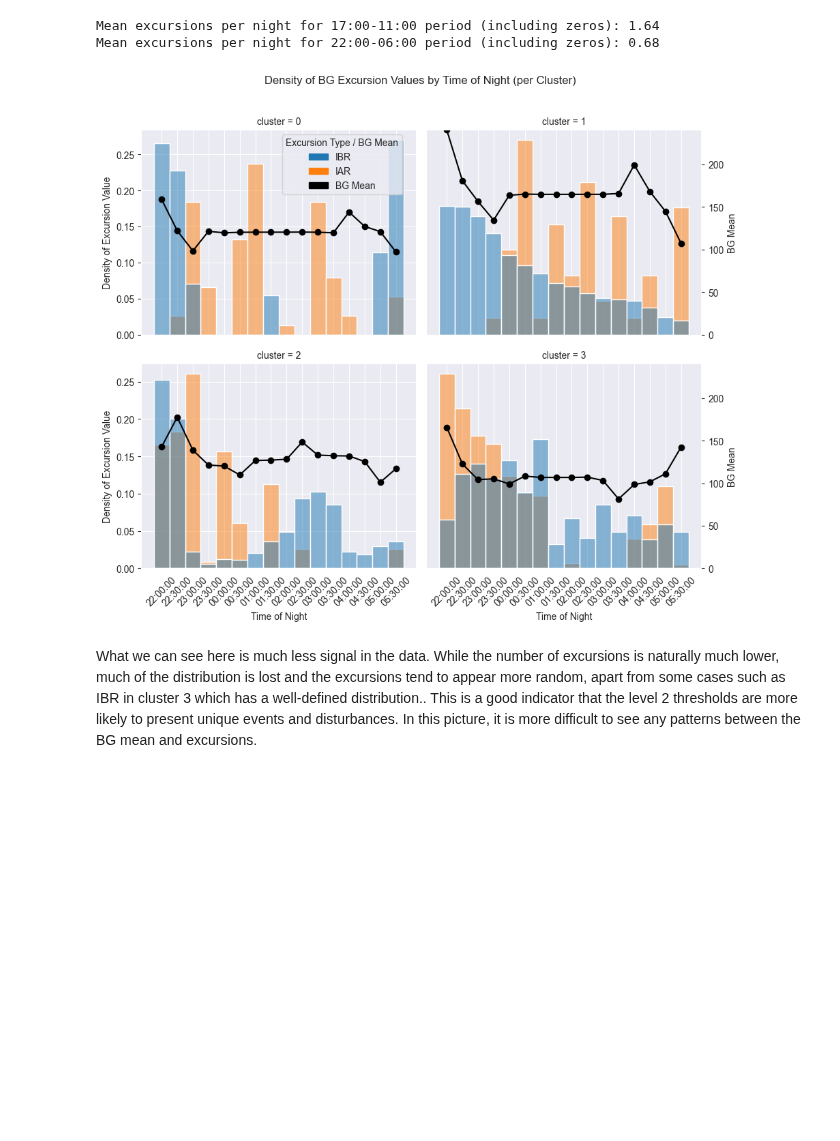
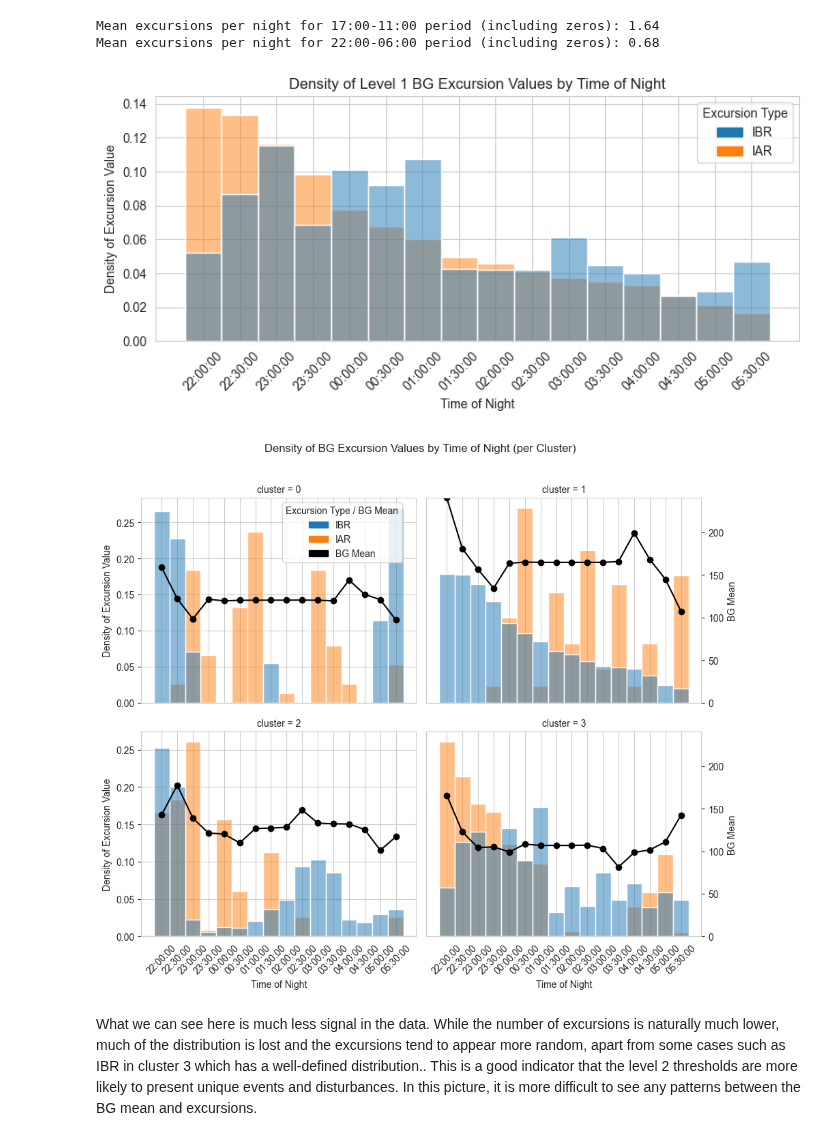
Before and after one commit to rdbrist/masters_project, a Jupyter notebook: notebooks/2.03c-rd-analysis-of-night-cluster-bg-excursions.ipynb, the cells around one changed output. Cells and saved outputs as stored; diff of their text form; code cells hidden in the pictures; blank space fills up the shorter version.

Commit message:
Refinement of visuals and maths evidence and description for excursions

```diff
--- a/notebooks/2.03c-rd-analysis-of-night-cluster-bg-excursions.ipynb
+++ b/notebooks/2.03c-rd-analysis-of-night-cluster-bg-excursions.ipynb
@@ -352,28 +340,31 @@ def get_xticks(df):
 df_hist_excursion = hist_data(df_overnight)
 xticks = get_xticks(df_hist_excursion)
 # %%
-fig = plt.figure(figsize=(8, 4))
-ax = plt.gca()
-palette = sns.color_palette(n_colors=df_hist_excursion['excursion_type'].nunique())
-excursion_types = df_hist_excursion['excursion_type'].unique()
+def all_density_plot(df_hist_excursion, xticks):
+    fig = plt.figure(figsize=(8, 4))
+    ax = plt.gca()
+    palette = sns.color_palette(n_colors=df_hist_excursion['excursion_type'].nunique())
+    excursion_types = df_hist_excursion['excursion_type'].unique()
 
-sns.histplot(
-    df_hist_excursion, x='time_rank', hue='excursion_type', weights='excursion_value',
-    stat='density', common_norm=False, binwidth=30, discrete=True, ax=ax, palette=palette
-)
+    sns.histplot(
+        df_hist_excursion, x='time_rank', hue='excursion_type', weights='excursion_value',
+        stat='density', common_norm=False, binwidth=30, discrete=True, ax=ax, palette=palette
+    )
 
-plt.xticks(ticks=df_hist_excursion['time_rank'].unique(), labels=xticks, rotation=45)
-plt.xlabel('Time of Night')
-plt.ylabel('Density of Excursion Value')
-plt.title('Density of Level 1 BG Excursion Values by Time of Night')
+    plt.xticks(ticks=df_hist_excursion['time_rank'].unique(), labels=xticks, rotation=45)
+    plt.xlabel('Time of Night')
+    plt.ylabel('Density of Excursion Value')
+    plt.title('Density of Level 1 BG Excursion Values by Time of Night')
 
-# Custom legend handles
-handles = [
-    mpatches.Patch(color=palette[i], label=excursion_types[i])
-    for i in range(len(excursion_types))
-]
-plt.legend(handles=handles, title='Excursion Type')
+    # Custom legend handles
+    handles = [
+        mpatches.Patch(color=palette[i], label=excursion_types[i])
+        for i in range(len(excursion_types))
+    ]
+    plt.legend(handles=handles, title='Excursion Type')
 
-plt.tight_layout()
-plt.show()
+    plt.tight_layout()
+    plt.show()
+
+all_density_plot(df_hist_excursion, xticks)
 # %% [output]
@@ -425,6 +445,7 @@ def excursion_density_by_cluster(df_hist_excursion, df_dba, xticks):
         )
         ax2.set_ylim(0, max_dba)
         ax2.set_ylabel('BG Mean')
+        ax.grid(False)
         ax2.grid(False)
 
         # Remove secondary y-tick labels and label from left column
@@ -497,9 +518,11 @@ Mean excursions per night for 22:00-06:00 period (including zeros): 0.68
 # %%
 df_hist_excursion = hist_data(df_overnight_level2)
 xticks = get_xticks(df_hist_excursion)
+all_density_plot(df_hist_excursion, xticks)
 df_dba_by_cluster = dba_by_cluster(df_overnight_level2, variables, night_start.hour, morning_end.hour, 'cluster')
 excursion_density_by_cluster(df_hist_excursion, df_dba_by_cluster, xticks)
 # %% [output]
-[figure, old version]
+[figure, new version]
+[figure, added]
 # %% [markdown]
 What we can see here is much less signal in the data. While the number of excursions is naturally much lower, much of the distribution is lost and the excursions tend to appear more random, apart from some cases such as IBR in cluster 3 which has a well-defined distribution.. This is a good indicator that the level 2 thresholds are more likely to present unique events and disturbances. In this picture, it is more difficult to see any patterns between the BG mean and excursions.
```
Also changed, not shown: parts of 11 cells of this notebook, 2 other files.
